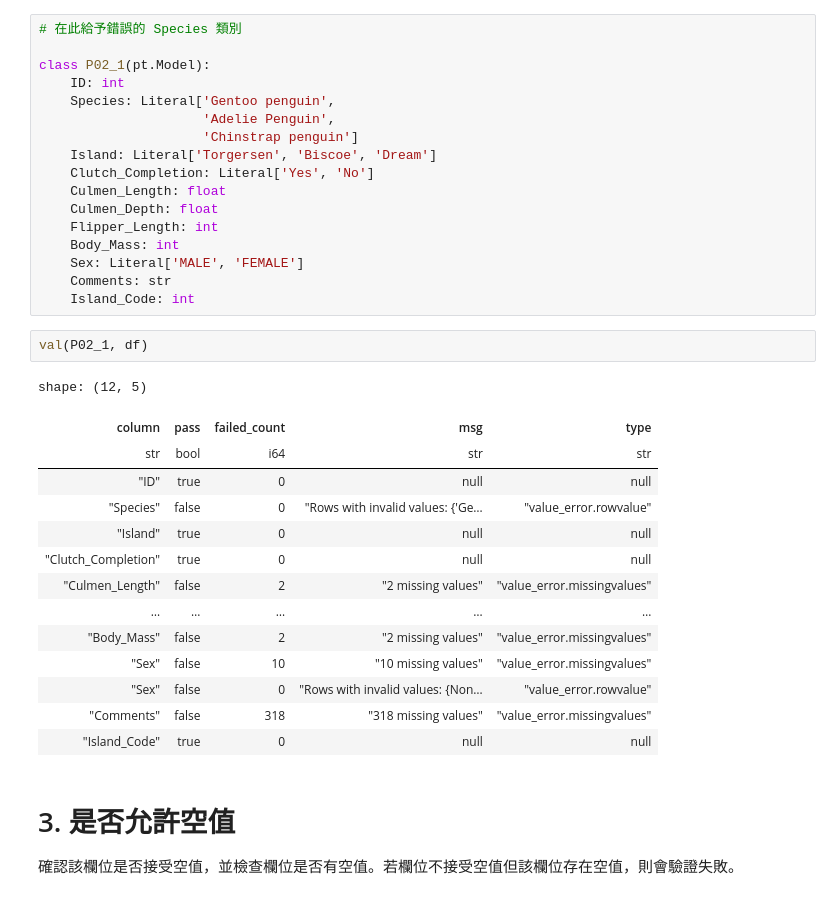
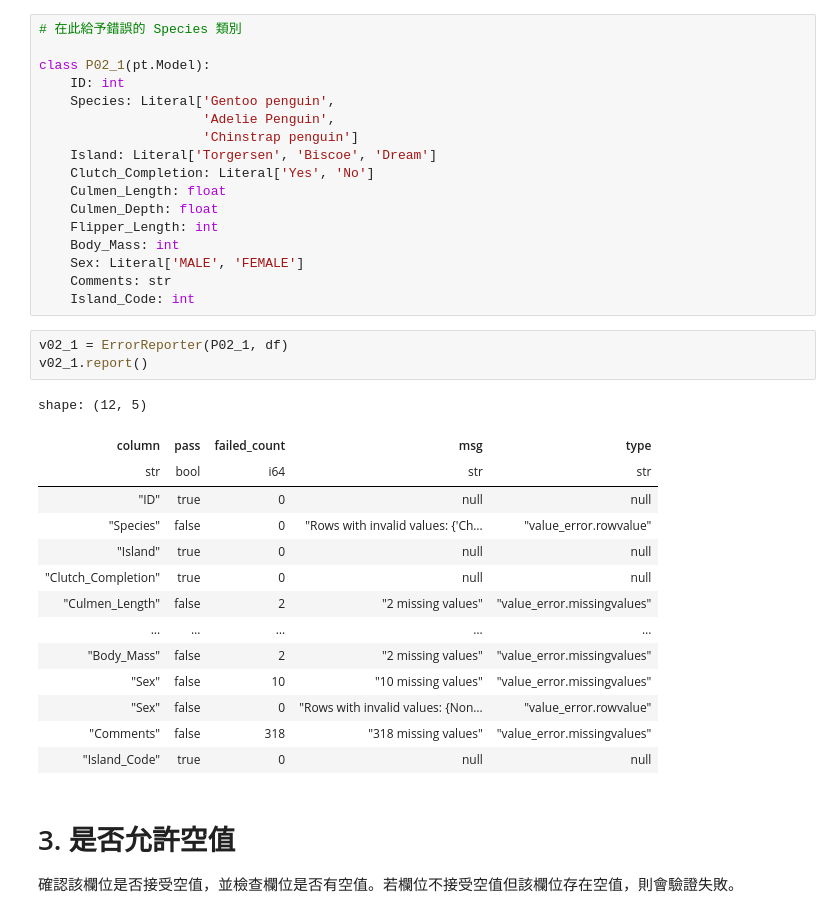
Before and after one commit to Alexchen666/Data-Analysis-101, a Jupyter notebook: data_validation.ipynb, the cells around one changed output. Drawn from its saved outputs; the diff is of its cells as text.

```diff
--- a/data_validation.ipynb
+++ b/data_validation.ipynb
@@ -424,23 +358,24 @@ class P02_1(pt.Model):
     Sex: Literal['MALE', 'FEMALE']
     Comments: str
     Island_Code: int
-# %%
-val(P02_1, df)
-# %% [output]
-shape: (12, 5)
-| column | pass | failed_count | msg | type |
-| str | bool | i64 | str | str |
-| "ID" | true | 0 | null | null |
-| "Species" | false | 0 | "Rows with invalid values: {'Ge… | "value_error.rowvalue" |
-| "Island" | true | 0 | null | null |
-| "Clutch_Completion" | true | 0 | null | null |
-| "Culmen_Length" | false | 2 | "2 missing values" | "value_error.missingvalues" |
-| … | … | … | … | … |
-| "Body_Mass" | false | 2 | "2 missing values" | "value_error.missingvalues" |
-| "Sex" | false | 10 | "10 missing values" | "value_error.missingvalues" |
-| "Sex" | false | 0 | "Rows with invalid values: {Non… | "value_error.rowvalue" |
-| "Comments" | false | 318 | "318 missing values" | "value_error.missingvalues" |
-| "Island_Code" | true | 0 | null | null |
+# %%
+v02_1 = ErrorReporter(P02_1, df)
+v02_1.report()
+# %% [output]
+shape: (12, 5)
+| column | pass | failed_count | msg | type |
+| str | bool | i64 | str | str |
+| "ID" | true | 0 | null | null |
+| "Species" | false | 0 | "Rows with invalid values: {'Ch… | "value_error.rowvalue" |
+| "Island" | true | 0 | null | null |
+| "Clutch_Completion" | true | 0 | null | null |
+| "Culmen_Length" | false | 2 | "2 missing values" | "value_error.missingvalues" |
+| … | … | … | … | … |
+| "Body_Mass" | false | 2 | "2 missing values" | "value_error.missingvalues" |
+| "Sex" | false | 10 | "10 missing values" | "value_error.missingvalues" |
+| "Sex" | false | 0 | "Rows with invalid values: {Non… | "value_error.rowvalue" |
+| "Comments" | false | 318 | "318 missing values" | "value_error.missingvalues" |
+| "Island_Code" | true | 0 | null | null |
 # %% [markdown]
 # 3. 是否允許空值
 
```
Also changed, not shown: parts of 50 cells of this notebook.
